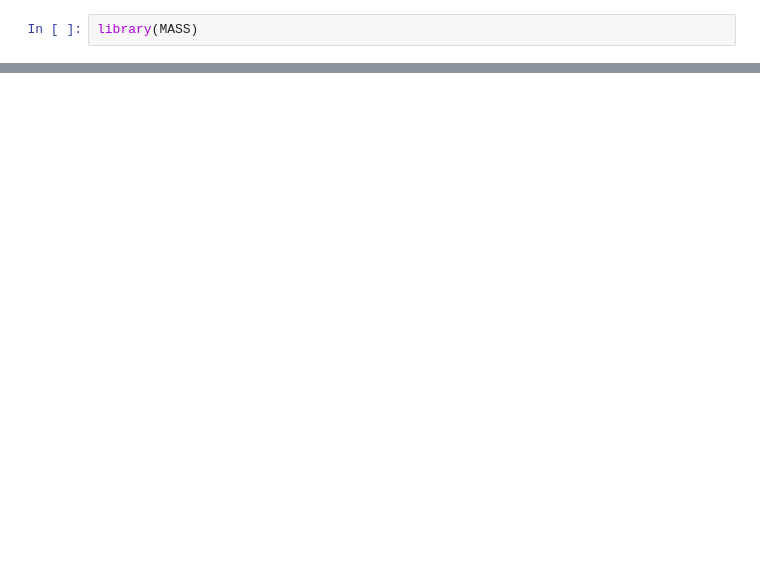
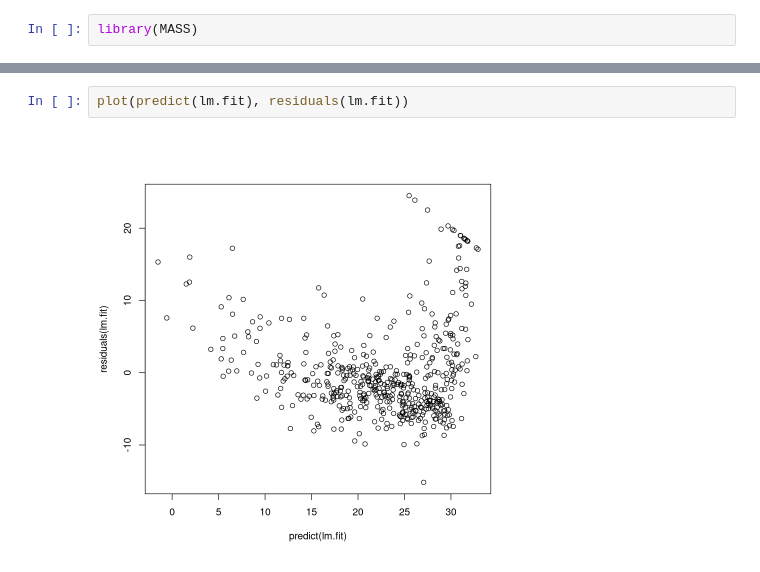
Before and after one commit to TinyAtoms/old_MLstuff, a Jupyter notebook: ISLR/notebooks/3.6.2.R.ipynb, the cells around one changed output, grey strips where cells are left out. Cells and saved outputs as stored; diff of their text form; blank space fills up the shorter version.

```diff
--- a/ISLR/notebooks/3.6.2.R.ipynb
+++ b/ISLR/notebooks/3.6.2.R.ipynb
@@ -23,0 +105,4 @@ Belsley D.A., Kuh, E. and Welsch, R.E. (1980) Regression Diagnostics. Identifyin
+# %%
+plot(predict(lm.fit), residuals(lm.fit))
+# %% [output]
+[figure, added]
```
Also changed, not shown: parts of 24 cells of this notebook, 4 other files.
